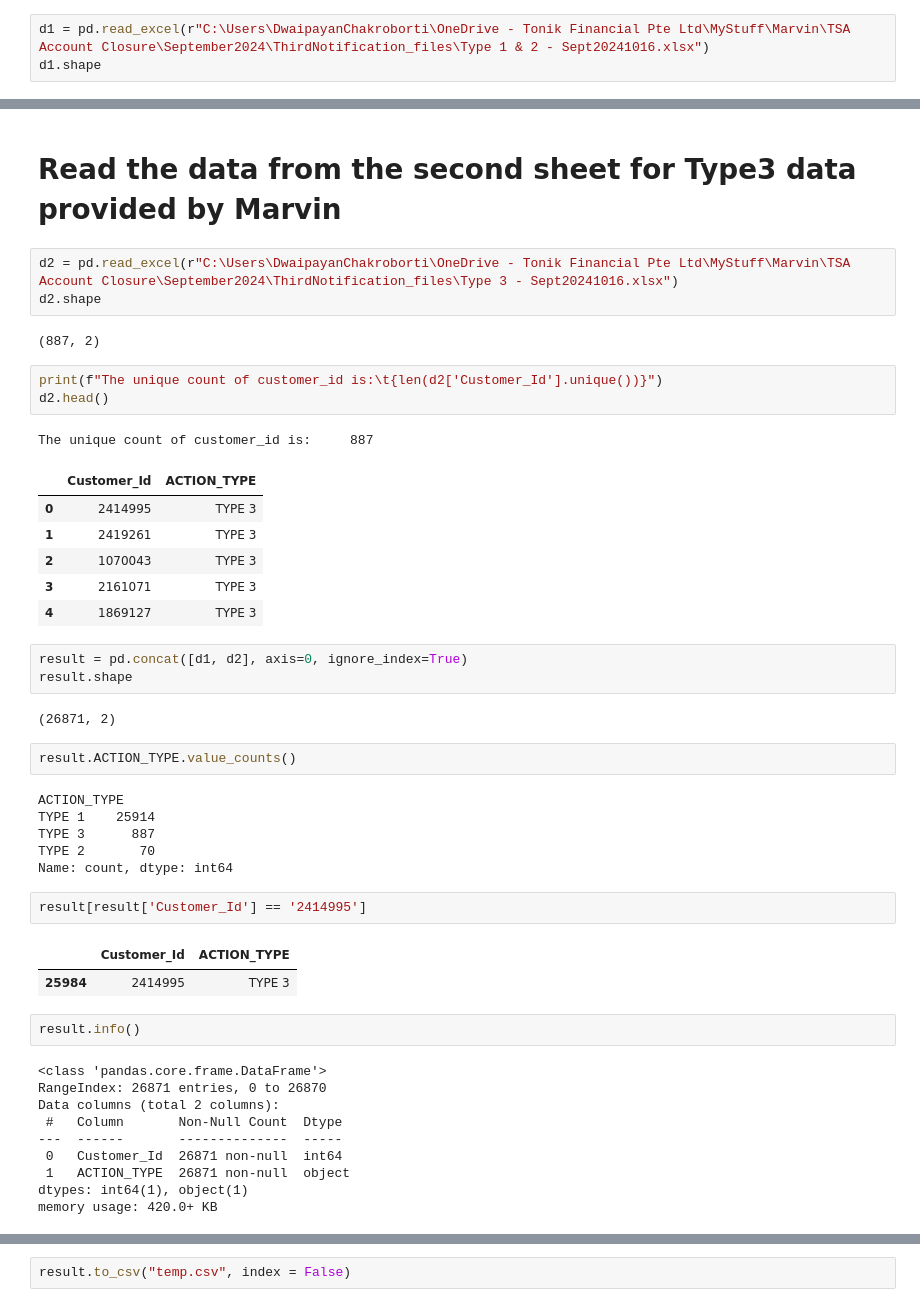
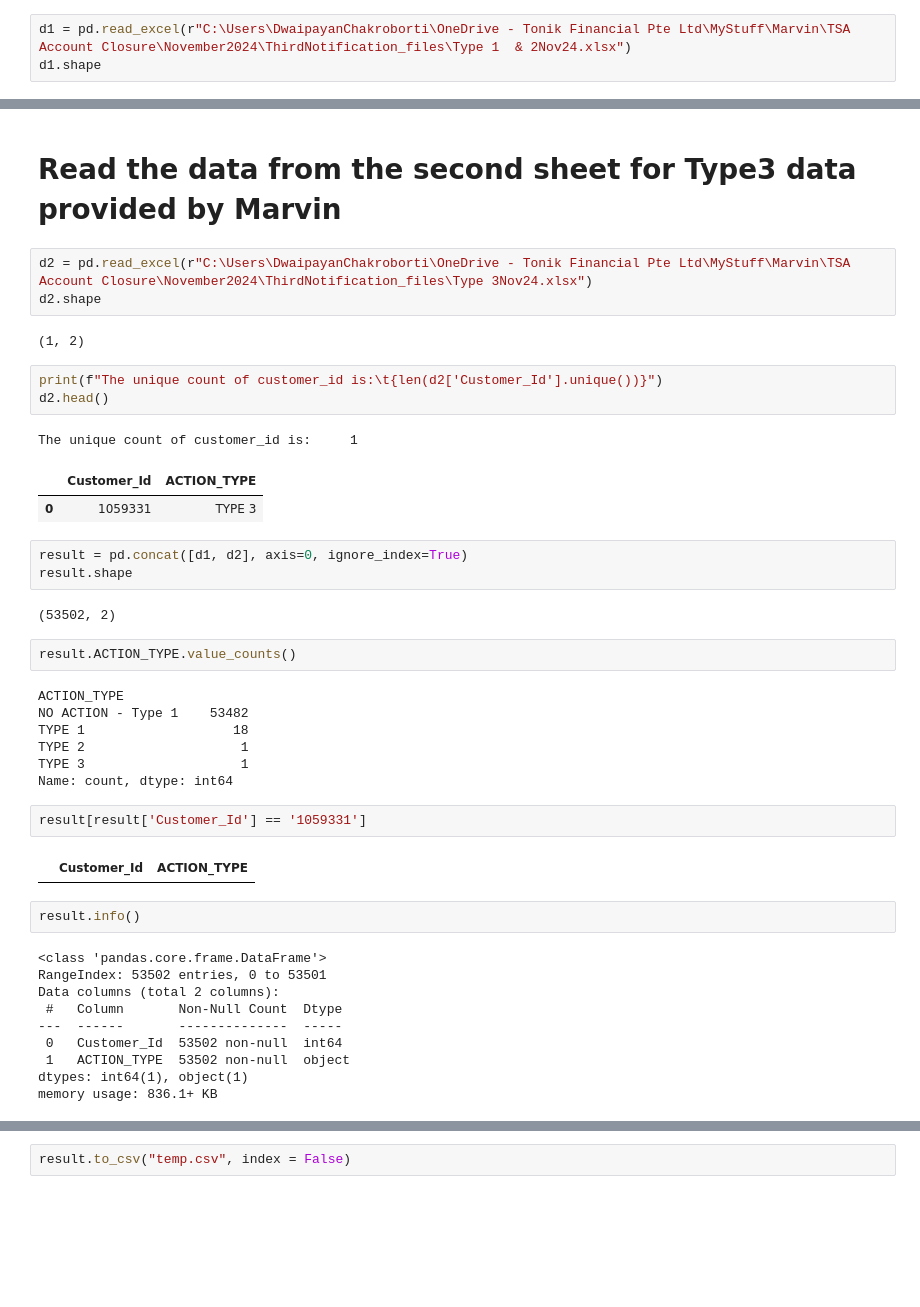
Before and after one commit to dchakroborti-tonik/TSA_Account_closure, a Jupyter notebook: November2024/ThirdNotification_files/TSA_Closure_Third_Notification.ipynb, the cells around one changed output, grey strips where cells are left out. Saved outputs shown, nothing was run; the diff lists cells and outputs as text; blank space fills up the shorter version.

Commit message:
Created November first notification file 20241126

```diff
--- a/November2024/ThirdNotification_files/TSA_Closure_Third_Notification.ipynb
+++ b/November2024/ThirdNotification_files/TSA_Closure_Third_Notification.ipynb
@@ -28,6 +28,6 @@ The date should show yesterday's date
 # %% [markdown]
 # Read the data from the first sheet for Type1 and Type2 data provided by Marvin
 # %%
-d1 = pd.read_excel(r"C:\Users\DwaipayanChakroborti\OneDrive - Tonik Financial Pte Ltd\MyStuff\Marvin\TSA Account Closure\September2024\ThirdNotification_files\Type 1 & 2 - Sept20241016.xlsx")
+d1 = pd.read_excel(r"C:\Users\DwaipayanChakroborti\OneDrive - Tonik Financial Pte Ltd\MyStuff\Marvin\TSA Account Closure\November2024\ThirdNotification_files\Type 1  & 2Nov24.xlsx")
 d1.shape
 # %% [output]
@@ -46,51 +46,47 @@ The unique count of customer_id is:     25983
 # %% [markdown]
 # Read the data from the second sheet for Type3 data provided by Marvin
 # %%
-d2 = pd.read_excel(r"C:\Users\DwaipayanChakroborti\OneDrive - Tonik Financial Pte Ltd\MyStuff\Marvin\TSA Account Closure\September2024\ThirdNotification_files\Type 3 - Sept20241016.xlsx")
+d2 = pd.read_excel(r"C:\Users\DwaipayanChakroborti\OneDrive - Tonik Financial Pte Ltd\MyStuff\Marvin\TSA Account Closure\November2024\ThirdNotification_files\Type 3Nov24.xlsx")
 d2.shape
 # %% [output]
-(887, 2)
+(1, 2)
 # %%
 print(f"The unique count of customer_id is:\t{len(d2['Customer_Id'].unique())}")
 d2.head()
 # %% [output]
-The unique count of customer_id is:     887
+The unique count of customer_id is:     1
 |  | Customer_Id | ACTION_TYPE |
-| 0 | 2414995 | TYPE 3 |
-| 1 | 2419261 | TYPE 3 |
-| 2 | 1070043 | TYPE 3 |
-| 3 | 2161071 | TYPE 3 |
-| 4 | 1869127 | TYPE 3 |
+| 0 | 1059331 | TYPE 3 |
 # %%
 result = pd.concat([d1, d2], axis=0, ignore_index=True)
 result.shape
 # %% [output]
-(26871, 2)
+(53502, 2)
 # %%
 result.ACTION_TYPE.value_counts()
 # %% [output]
 ACTION_TYPE
-TYPE 1    25914
-TYPE 3      887
-TYPE 2       70
+NO ACTION - Type 1    53482
+TYPE 1                   18
+TYPE 2                    1
+TYPE 3                    1
 Name: count, dtype: int64
 # %%
-result[result['Customer_Id'] == '2414995']
+result[result['Customer_Id'] == '1059331']
 # %% [output]
 |  | Customer_Id | ACTION_TYPE |
-| 25984 | 2414995 | TYPE 3 |
 # %%
 result.info()
 # %% [output]
 <class 'pandas.core.frame.DataFrame'>
-RangeIndex: 26871 entries, 0 to 26870
+RangeIndex: 53502 entries, 0 to 53501
 Data columns (total 2 columns):
  #   Column       Non-Null Count  Dtype
 ---  ------       --------------  -----
- 0   Customer_Id  26871 non-null  int64
- 1   ACTION_TYPE  26871 non-null  object
+ 0   Customer_Id  53502 non-null  int64
+ 1   ACTION_TYPE  53502 non-null  object
 dtypes: int64(1), object(1)
-memory usage: 420.0+ KB
+memory usage: 836.1+ KB
 # %%
 result['Customer_Id'] = result['Customer_Id'].astype(str)
 result.info()
```
Also changed, not shown: parts of 18 cells of this notebook, 1 other file.
